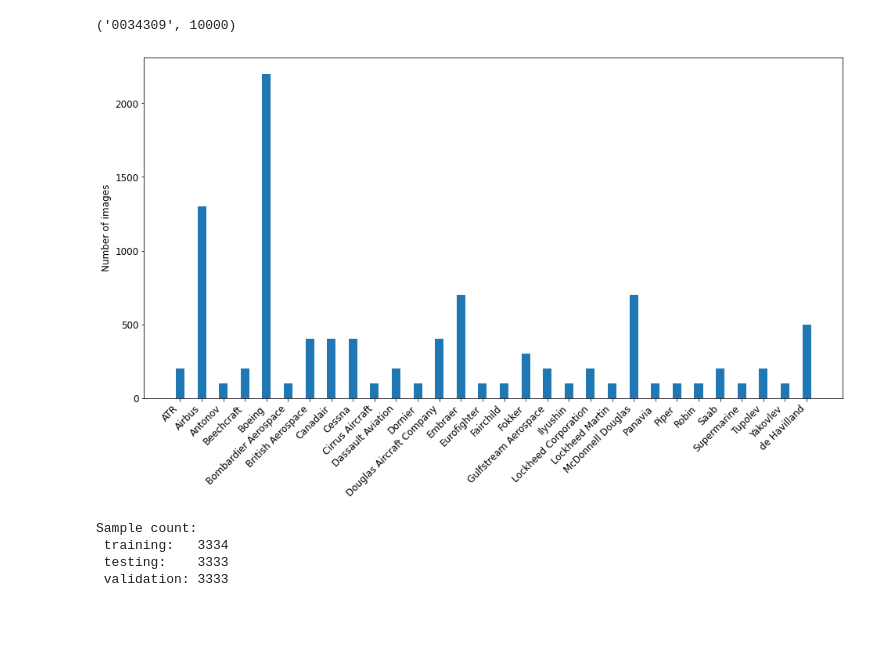
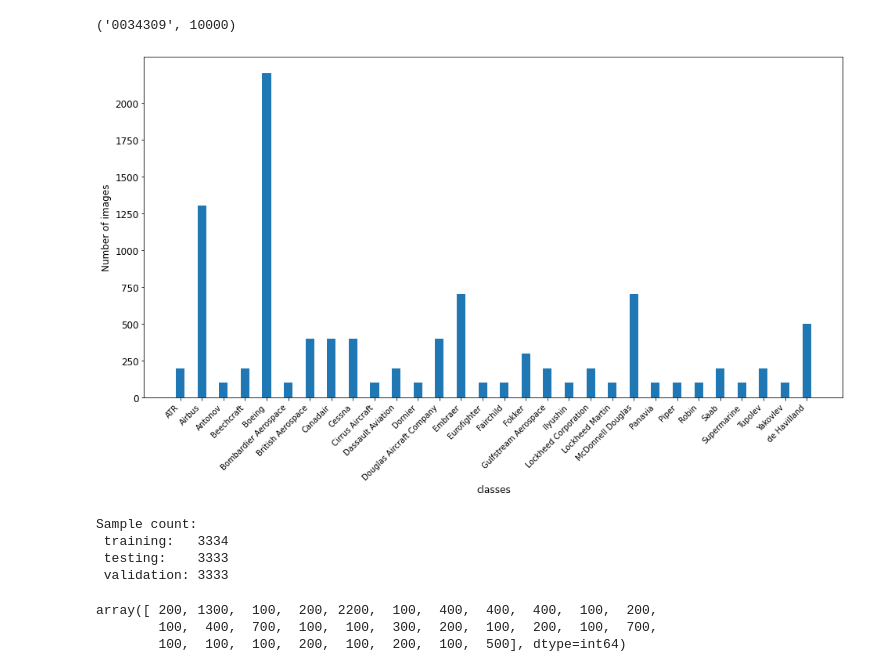
Before and after one commit to TheDylanM/REDI-utwente, a Jupyter notebook: src/awesome_GNN/FGVC-Aircraft dataset.ipynb, the cells around one changed output. Drawn from its saved outputs; the diff is of its cells as text; code cells hidden in the pictures; blank space fills up the shorter version.

```diff
--- a/src/awesome_GNN/FGVC-Aircraft dataset.ipynb
+++ b/src/awesome_GNN/FGVC-Aircraft dataset.ipynb
@@ -118,15 +118,16 @@ for file_names, stage in [[training_fnames, 'train'], [testing_fnames, 'val']]:
 # training_labels
 # %%
 plt.figure(figsize=(16, 8))
-plt.rcParams.update({'font.size': 12})
+plt.rcParams.update({'font.size': 10})
 plt.ylabel('Number of images', fontsize=12, labelpad=4)
-plt.xticks(np.arange(len(classes)), classes,rotation=45, ha="right")
-plt.yticks(fontsize=12)
+plt.xlabel('classes', fontsize=12, labelpad=4)
+plt.xticks(np.arange(len(classes)), classes, rotation=45, ha="right")
+plt.yticks(np.arange(0, max(distribution), 250), fontsize=12)
 plt.bar(classes, distribution, width=0.4, align='center')
 
 plt.show()
 # %% [output]
-[figure, old version]
+[figure, new version]
 # %%
 print("Sample count:\n \
 training:   {} \n \
@@ -137,3 +138,9 @@ Sample count:
  training:   3334
  testing:    3333
  validation: 3333
+# %%
+distribution
+# %% [output]
+array([ 200, 1300,  100,  200, 2200,  100,  400,  400,  400,  100,  200,
+        100,  400,  700,  100,  100,  300,  200,  100,  200,  100,  700,
+        100,  100,  100,  200,  100,  200,  100,  500], dtype=int64)
```
Also changed, not shown: 1 other file.
